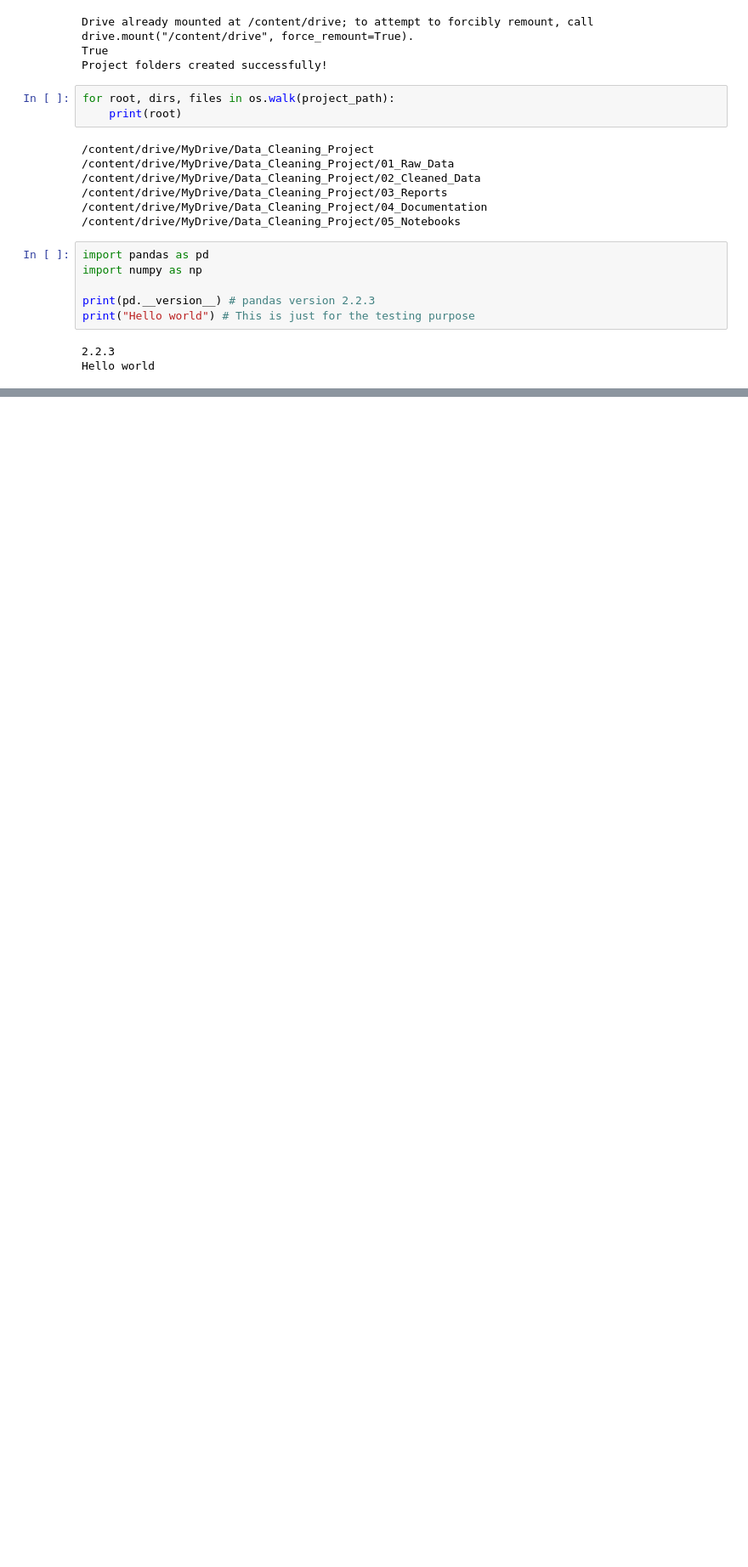
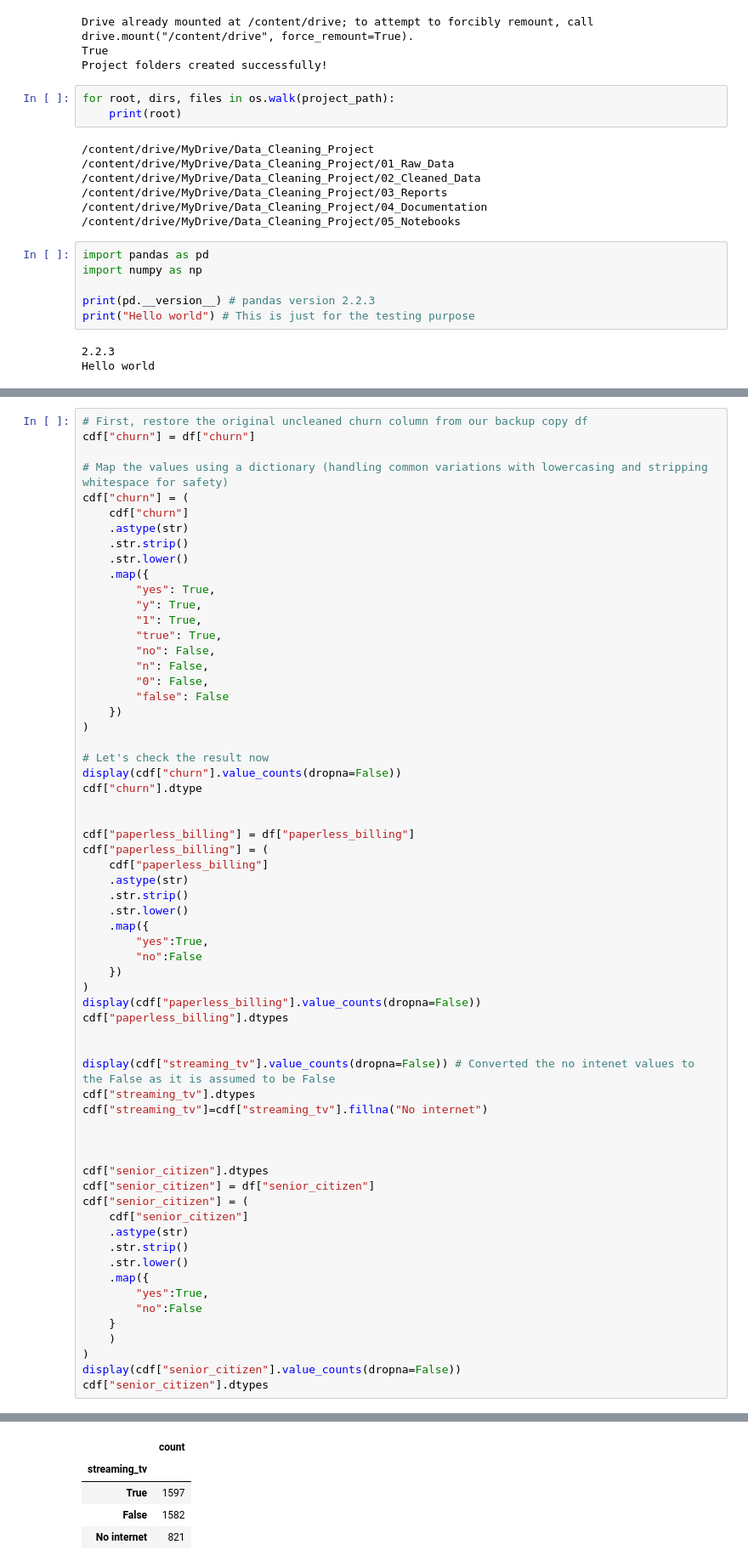
Before and after one commit to faizankhan291106/telecom-customer-data-cleaning, a Jupyter notebook: telecom_data_cleaning.ipynb, the cells around one changed output, grey strips where cells are left out. Shown at 85% size. Saved outputs shown, nothing was run; the diff lists cells and outputs as text; blank space fills up the shorter version.

```diff
--- a/telecom_data_cleaning.ipynb
+++ b/telecom_data_cleaning.ipynb
@@ -42,0 +114,64 @@ Hello world
+# %%
+# First, restore the original uncleaned churn column from our backup copy df
+cdf["churn"] = df["churn"]
+
+# Map the values using a dictionary (handling common variations with lowercasing and stripping whitespace for safety)
+cdf["churn"] = (
+    cdf["churn"]
+    .astype(str)
+    .str.strip()
+    .str.lower()
+    .map({
+        "yes": True,
+        "y": True,
+        "1": True,
+        "true": True,
+        "no": False,
+        "n": False,
+        "0": False,
+        "false": False
+    })
+)
+
+# Let's check the result now
+display(cdf["churn"].value_counts(dropna=False))
+cdf["churn"].dtype
+
+
+cdf["paperless_billing"] = df["paperless_billing"]
+cdf["paperless_billing"] = (
+    cdf["paperless_billing"]
+    .astype(str)
+    .str.strip()
+    .str.lower()
+    .map({
+        "yes":True,
+        "no":False
+    })
+)
+display(cdf["paperless_billing"].value_counts(dropna=False))
+cdf["paperless_billing"].dtypes
+
+
+display(cdf["streaming_tv"].value_counts(dropna=False)) # Converted the no intenet values to the False as it is assumed to be False
+cdf["streaming_tv"].dtypes
+cdf["streaming_tv"]=cdf["streaming_tv"].fillna("No internet")
+
+
+
+cdf["senior_citizen"].dtypes
+cdf["senior_citizen"] = df["senior_citizen"]
+cdf["senior_citizen"] = (
+    cdf["senior_citizen"]
+    .astype(str)
+    .str.strip()
+    .str.lower()
+    .map({
+        "yes":True,
+        "no":False
+    }
+    )
+)
+display(cdf["senior_citizen"].value_counts(dropna=False))
+cdf["senior_citizen"].dtypes
+# %% [output]
@@ -42,0 +188,5 @@ Hello world
+|  | count |
+| streaming_tv |  |
+| True | 1597 |
+| False | 1582 |
+| No internet | 821 |
```
Also changed, not shown: parts of 9 cells of this notebook.
